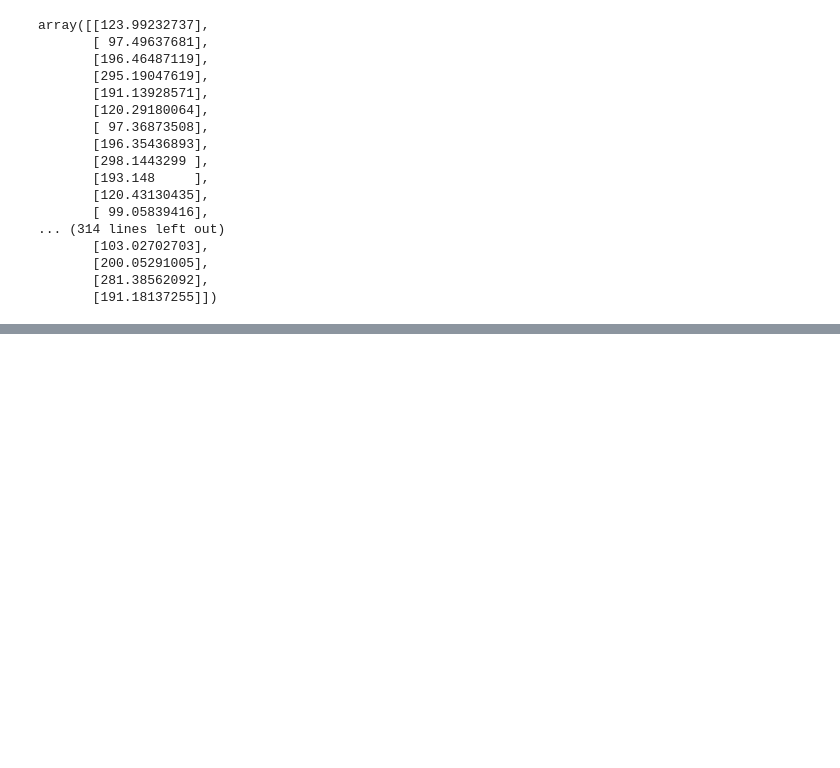
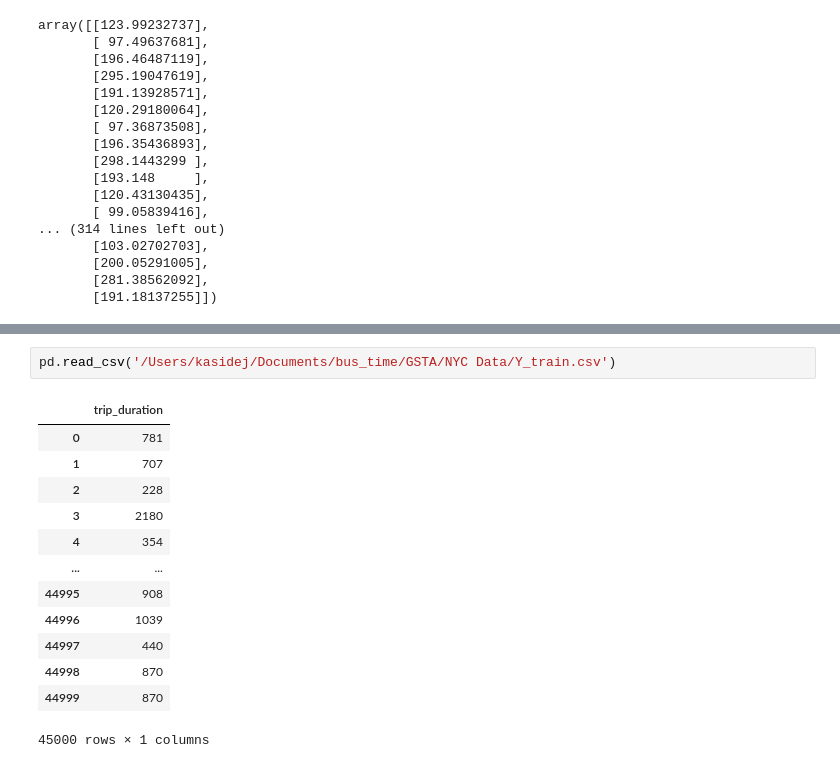
Before and after one commit to kasidejcha/bus_time, a Jupyter notebook: train_pred.ipynb, the cells around one changed output, grey strips where cells are left out. Saved outputs shown, nothing was run; the diff lists cells and outputs as text; blank space fills up the shorter version.

```diff
--- a/train_pred.ipynb
+++ b/train_pred.ipynb
@@ -241,0 +275,16 @@ array([[123.99232737],
+# %%
+pd.read_csv('/Users/kasidej/Documents/bus_time/GSTA/NYC Data/Y_train.csv')
+# %% [output]
+|  | trip_duration |
+| 0 | 781 |
+| 1 | 707 |
+| 2 | 228 |
+| 3 | 2180 |
+| 4 | 354 |
+| ... | ... |
+| 44995 | 908 |
+| 44996 | 1039 |
+| 44997 | 440 |
+| 44998 | 870 |
+| 44999 | 870 |
+45000 rows × 1 columns
```
Also changed, not shown: parts of 2 cells of this notebook, 2 other files.
